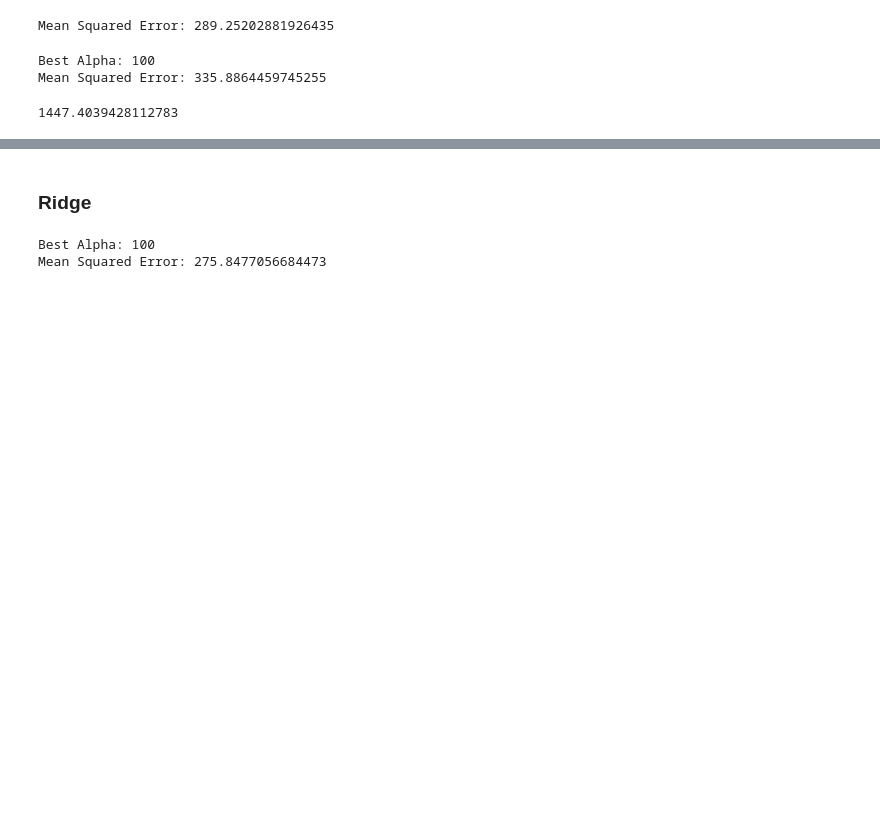
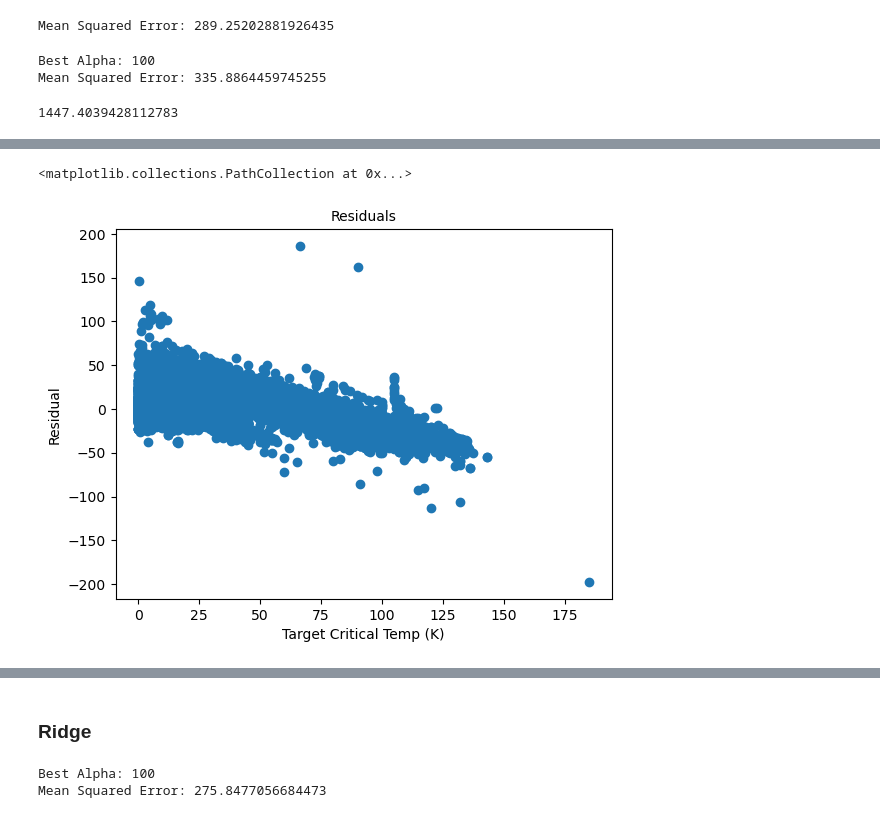
Before and after one commit to lauraah10/QW-Projects, a Jupyter notebook: Business case#1 Shikha.ipynb, the cells around one changed output, grey strips where cells are left out. Cells and saved outputs as stored; diff of their text form; code cells hidden in the pictures; blank space fills up the shorter version.

```diff
--- a/Business case#1 Shikha.ipynb
+++ b/Business case#1 Shikha.ipynb
@@ -391,0 +437,9 @@ lasso_m.alpha=100
+# %%
+# Residuals
+plt.title('Residuals', fontsize=10)
+plt.ylabel('Residual', fontsize=10)
+plt.xlabel('Target Critical Temp (K)', fontsize=10)
+plt.scatter(y, lasso_predictions-y)
+# %% [output]
+<matplotlib.collections.PathCollection at 0x...>
+[figure, added]
```
Also changed, not shown: parts of 21 cells of this notebook.
